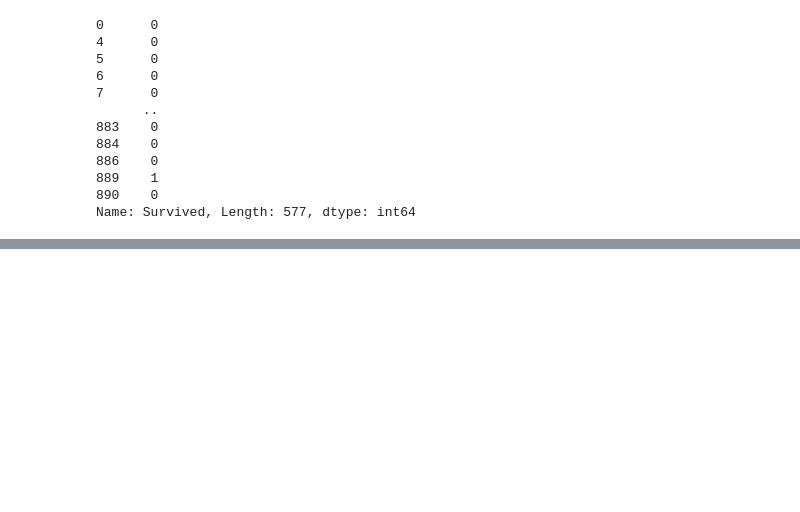
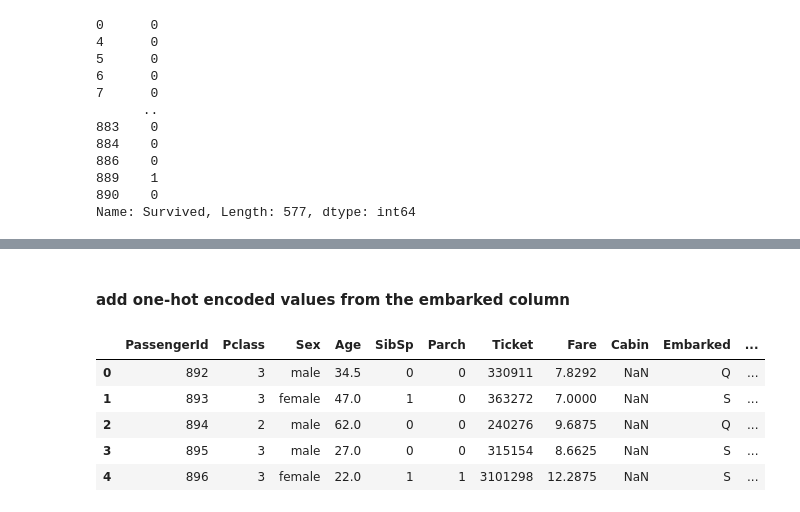
Before and after one commit to malte-n/Data-Science-Portfolio, a Jupyter notebook: titanic_kaggle_comp/titanic_classification_problem.ipynb, the cells around one changed output, grey strips where cells are left out. Drawn from its saved outputs; the diff is of its cells as text; code cells hidden in the pictures; blank space fills up the shorter version.

```diff
--- a/titanic_kaggle_comp/titanic_classification_problem.ipynb
+++ b/titanic_kaggle_comp/titanic_classification_problem.ipynb
@@ -274,0 +282,16 @@ Name: Survived, Length: 577, dtype: int64
+# %% [markdown]
+#### add one-hot encoded values from the embarked column
+# %%
+embarked_dummies = pd.get_dummies(train_data.Embarked, prefix='Embarked')
+train_data = pd.concat([train_data, embarked_dummies], axis=1)
+
+embarked_dummies = pd.get_dummies(test_data.Embarked, prefix='Embarked')
+test_data = pd.concat([test_data, embarked_dummies], axis=1)
+test_data.head()
+# %% [output]
+|  | PassengerId | Pclass | Sex | Age | SibSp | Parch | Ticket | Fare | Cabin | Embarked | ... |
+| 0 | 892 | 3 | male | 34.5 | 0 | 0 | 330911 | 7.8292 | NaN | Q | ... |
+| 1 | 893 | 3 | female | 47.0 | 1 | 0 | 363272 | 7.0000 | NaN | S | ... |
+| 2 | 894 | 2 | male | 62.0 | 0 | 0 | 240276 | 9.6875 | NaN | Q | ... |
+| 3 | 895 | 3 | male | 27.0 | 0 | 0 | 315154 | 8.6625 | NaN | S | ... |
+| 4 | 896 | 3 | female | 22.0 | 1 | 1 | 3101298 | 12.2875 | NaN | S | ... |
```
Also changed, not shown: parts of 11 cells of this notebook, 1 other file.
